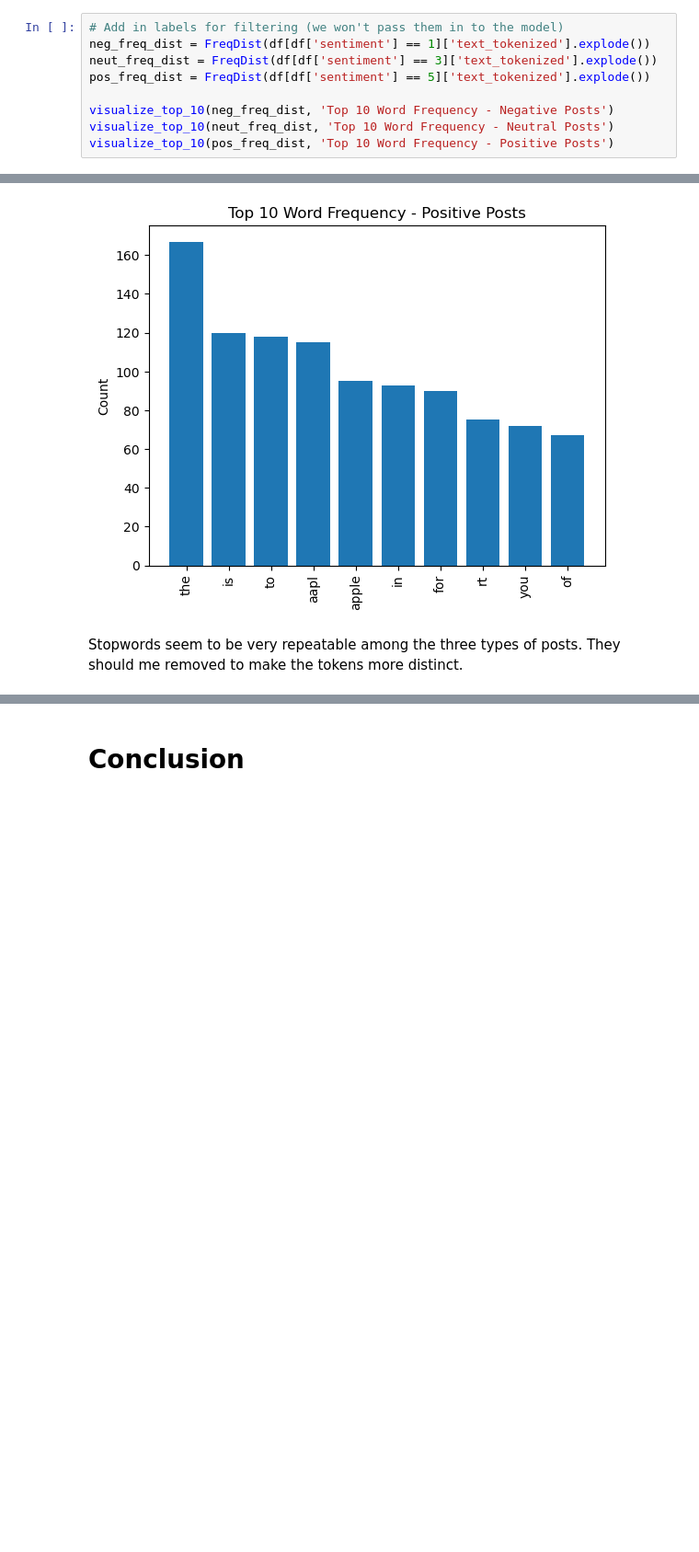
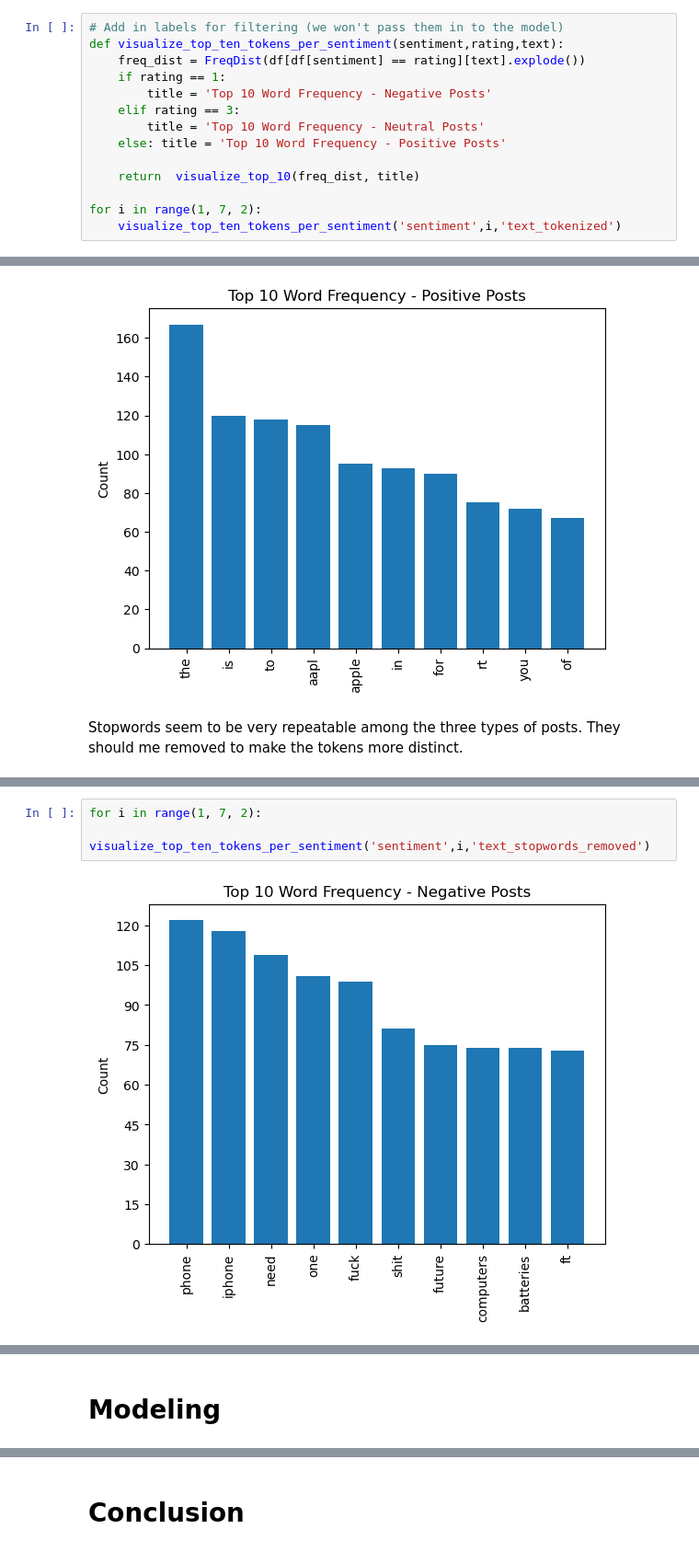
Before and after one commit to mkearns17/NLP_Project, a Jupyter notebook: notebook.ipynb, the cells around one changed output, grey strips where cells are left out. Shown at 92% size. Saved outputs shown, nothing was run; the diff lists cells and outputs as text; blank space fills up the shorter version.

```diff
--- a/notebook.ipynb
+++ b/notebook.ipynb
@@ -202,12 +178,17 @@ top_10 = list(zip(*neg_freq_dist.most_common(10)))
 # %%
 # Add in labels for filtering (we won't pass them in to the model)
-neg_freq_dist = FreqDist(df[df['sentiment'] == 1]['text_tokenized'].explode())
-neut_freq_dist = FreqDist(df[df['sentiment'] == 3]['text_tokenized'].explode())
-pos_freq_dist = FreqDist(df[df['sentiment'] == 5]['text_tokenized'].explode())
+def visualize_top_ten_tokens_per_sentiment(sentiment,rating,text):
+    freq_dist = FreqDist(df[df[sentiment] == rating][text].explode())
+    if rating == 1:
+        title = 'Top 10 Word Frequency - Negative Posts'
+    elif rating == 3:
+        title = 'Top 10 Word Frequency - Neutral Posts'
+    else: title = 'Top 10 Word Frequency - Positive Posts'
 
-visualize_top_10(neg_freq_dist, 'Top 10 Word Frequency - Negative Posts')
-visualize_top_10(neut_freq_dist, 'Top 10 Word Frequency - Neutral Posts')
-visualize_top_10(pos_freq_dist, 'Top 10 Word Frequency - Positive Posts')
+    return  visualize_top_10(freq_dist, title)
+
+for i in range(1, 7, 2):
+    visualize_top_ten_tokens_per_sentiment('sentiment',i,'text_tokenized')
 # %% [output]
 [figure]
 [figure]
@@ -218,0 +214,5 @@ Stopwords seem to be very repeatable among the three types of posts. They should
+# %%
+for i in range(1, 7, 2):
+    visualize_top_ten_tokens_per_sentiment('sentiment',i,'text_stopwords_removed')
+# %% [output]
+[figure, added]
@@ -218,0 +221,2 @@ Stopwords seem to be very repeatable among the three types of posts. They should
+# %% [markdown]
+# Modeling
```
Also changed, not shown: parts of 13 cells of this notebook.
